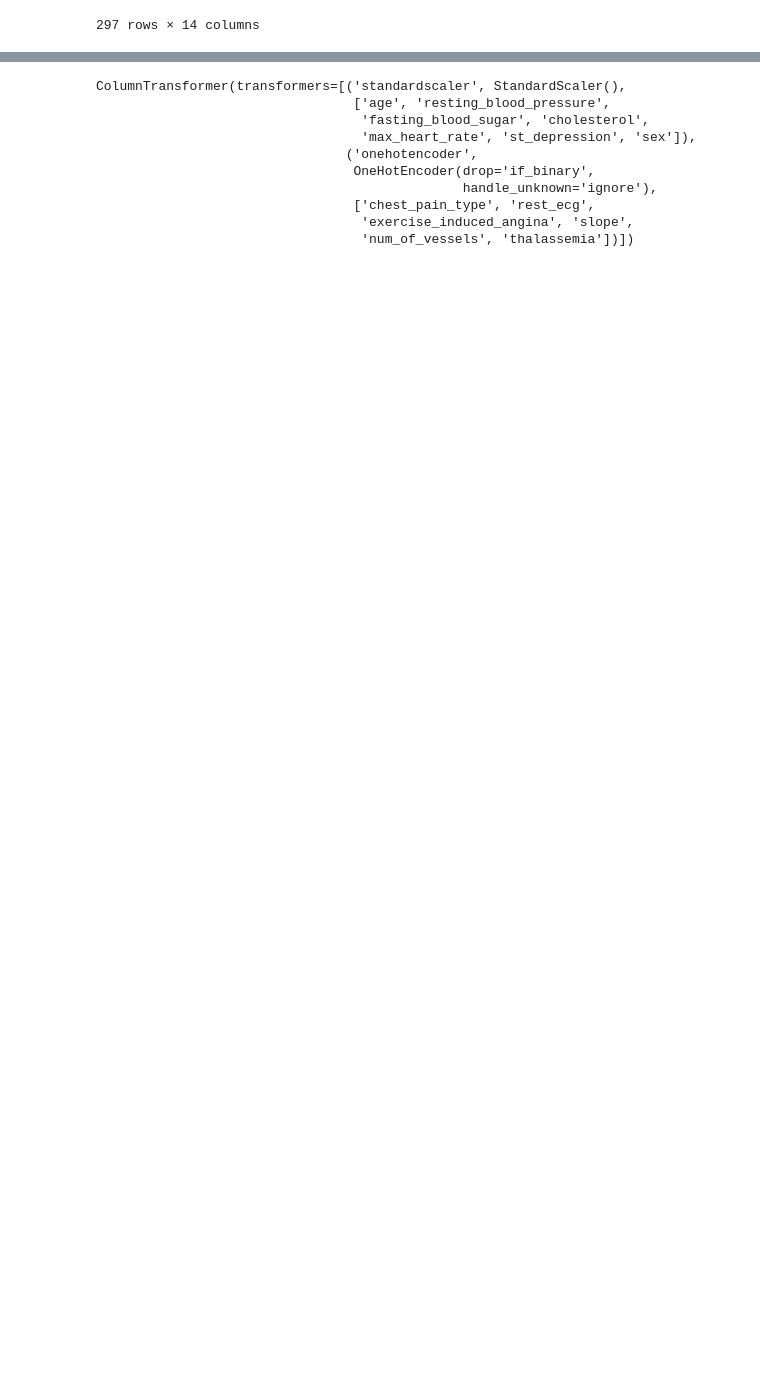
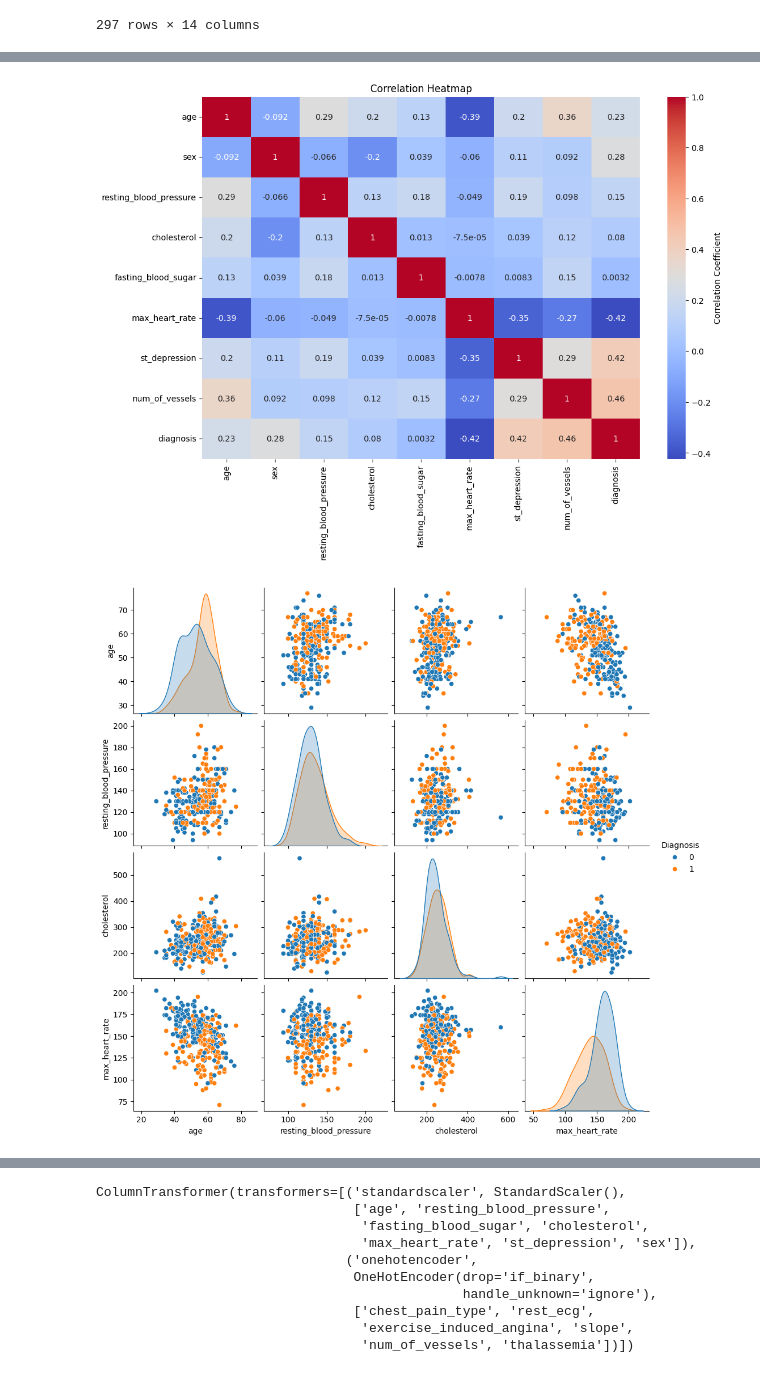
Before and after one commit to UBC-MDS/DSCI522-2425-25-heart_disease_predictor, a Jupyter notebook: notebook/model_creation.ipynb, the cells around one changed output, grey strips where cells are left out. Drawn from its saved outputs; the diff is of its cells as text; code cells hidden in the pictures; blank space fills up the shorter version.

```diff
--- a/notebook/model_creation.ipynb
+++ b/notebook/model_creation.ipynb
@@ -41,0 +92,19 @@ df
+# %%
+numeric_data = df.select_dtypes(include=['number'])
+# %%
+# Correlation heatmap
+plt.figure(figsize=(12, 8))
+sns.heatmap(numeric_data.corr(), annot=True, cmap='coolwarm', cbar_kws={'label': 'Correlation Coefficient'})
+plt.title('Correlation Heatmap')
+plt.show()
+# Pair plot to observe relationships between selected features
+pairplot = sns.pairplot(
+    df[['age', 'resting_blood_pressure', 'cholesterol', 'max_heart_rate', 'diagnosis']],
+    hue='diagnosis'
+)
+pairplot._legend.set_bbox_to_anchor((1, 0.5))
+pairplot._legend.set_title('Diagnosis')
+plt.show()
+# %% [output]
+[figure, added]
+[figure, added]
```
Also changed, not shown: parts of 38 cells of this notebook.
